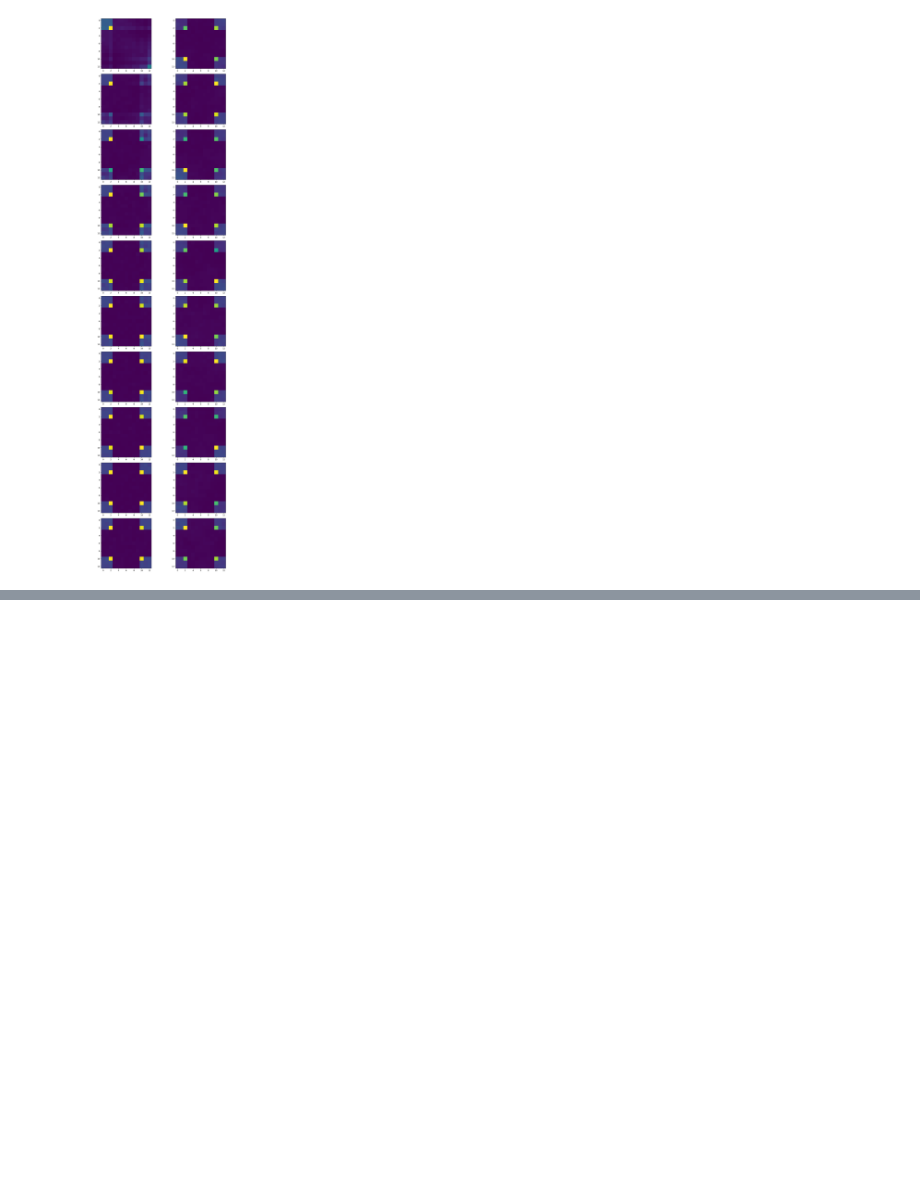
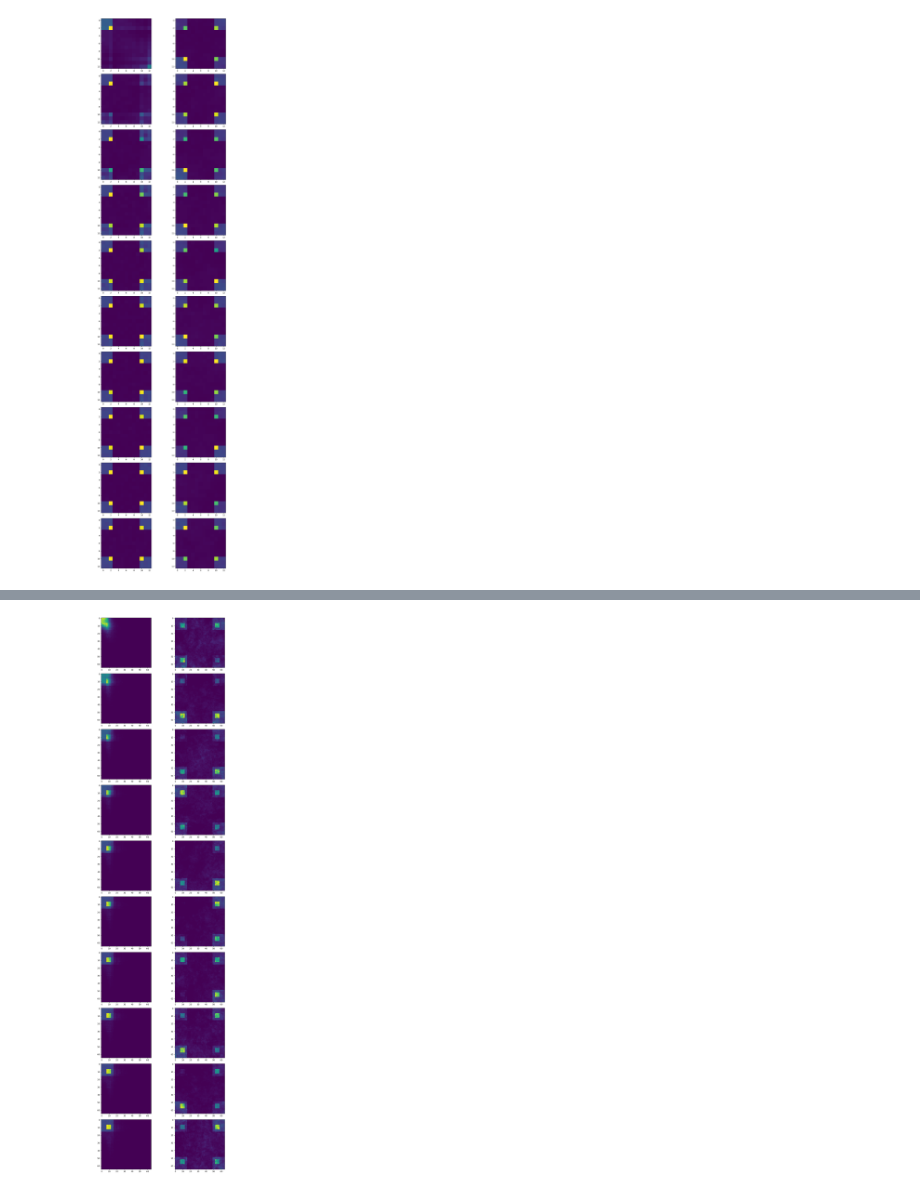
Before and after one commit to JosephRRB/torchgfn_spinfoams, a Jupyter notebook: notebooks/Analyze MCMC and GFN data.ipynb, the cells around one changed output, grey strips where cells are left out. Cells and saved outputs as stored; diff of their text form; code cells hidden in the pictures; blank space fills up the shorter version.

```diff
--- a/notebooks/Analyze MCMC and GFN data.ipynb
+++ b/notebooks/Analyze MCMC and GFN data.ipynb
@@ -142,0 +176,10 @@ plt.tight_layout()
+# %%
+fig, ax = plt.subplots(nrows=len(mcmc_data), ncols=2, figsize=(12, 40))
+
+for i, (gfn, mcmc) in enumerate(zip(gfn_distributions, mcmc_distributions)):
+    ax[i, 0].imshow(gfn)
+    ax[i, 1].imshow(mcmc)
+
+plt.tight_layout()
+# %% [output]
+[figure, added]
```
Also changed, not shown: parts of 3 cells of this notebook.
